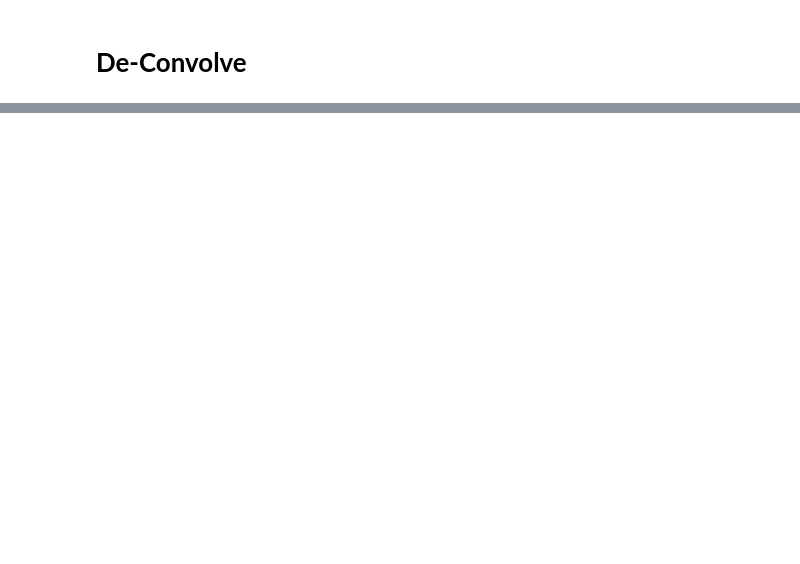
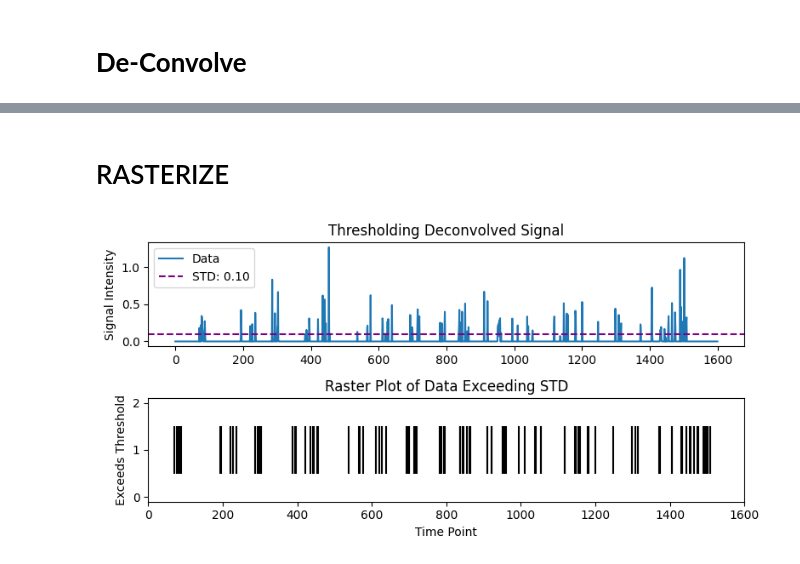
Before and after one commit to dralvima/IITmethods, a Jupyter notebook: ChatGPT4Worm.ipynb, the cells around one changed output, grey strips where cells are left out. Drawn from its saved outputs; the diff is of its cells as text; code cells hidden in the pictures; blank space fills up the shorter version.

```diff
--- a/ChatGPT4Worm.ipynb
+++ b/ChatGPT4Worm.ipynb
@@ -239,0 +301,33 @@ Wall time: 28.5 ms
+# %% [markdown]
+# RASTERIZE
+# %%
+# Calculating the mean of the data
+mean_value = np.mean(s)
+
+# Calculating standard deviation (STD)
+std_value = np.std(s)
+
+# Creating a raster plot to show when the data exceeds STD
+plt.figure(figsize=(8, 4))
+
+# Plotting the original data
+plt.subplot(2, 1, 1)
+plt.plot(s, label='Data')
+plt.axhline(y=std_value, color='purple', linestyle='--', label=f'STD: {std_value:.2f}')
+plt.title('Thresholding Deconvolved Signal')
+plt.ylabel('Signal Intensity')
+plt.legend()
+
+# Plotting the raster plot
+plt.subplot(2, 1, 2)
+exceed_times = [i for i, x in enumerate(s) if x > std_value]
+plt.eventplot(exceed_times, color='black', lineoffsets=1, linelengths=1)
+plt.title('Raster Plot of Data Exceeding STD')
+plt.xlabel('Time Point')
+plt.ylabel('Exceeds Threshold')
+plt.xlim(0, len(s))  # Match the x-axis limit with the plot above
+
+plt.tight_layout()  # Adjust the layout
+plt.show()
+# %% [output]
+[figure, added]
```
Also changed, not shown: parts of 9 cells of this notebook.
